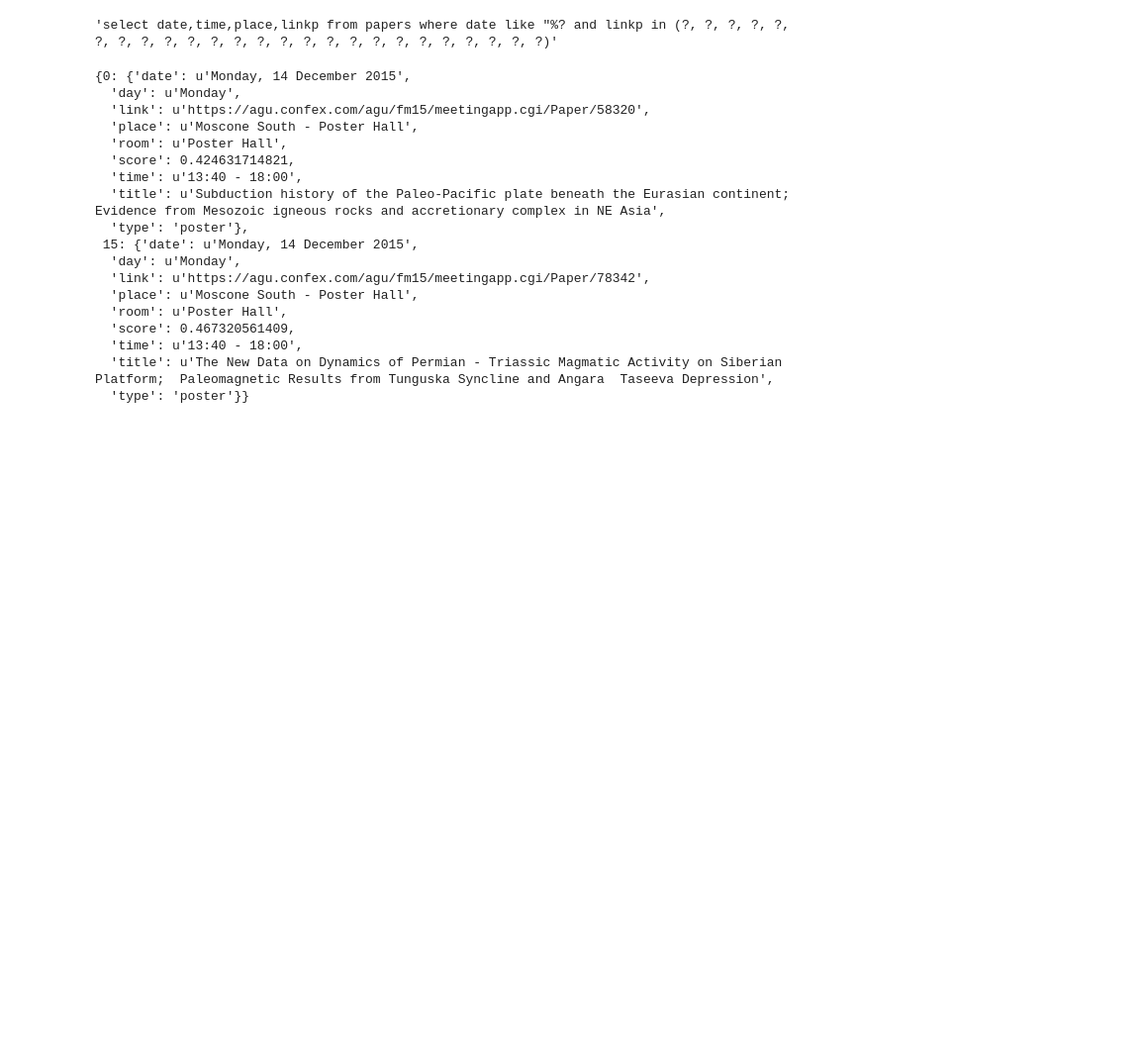
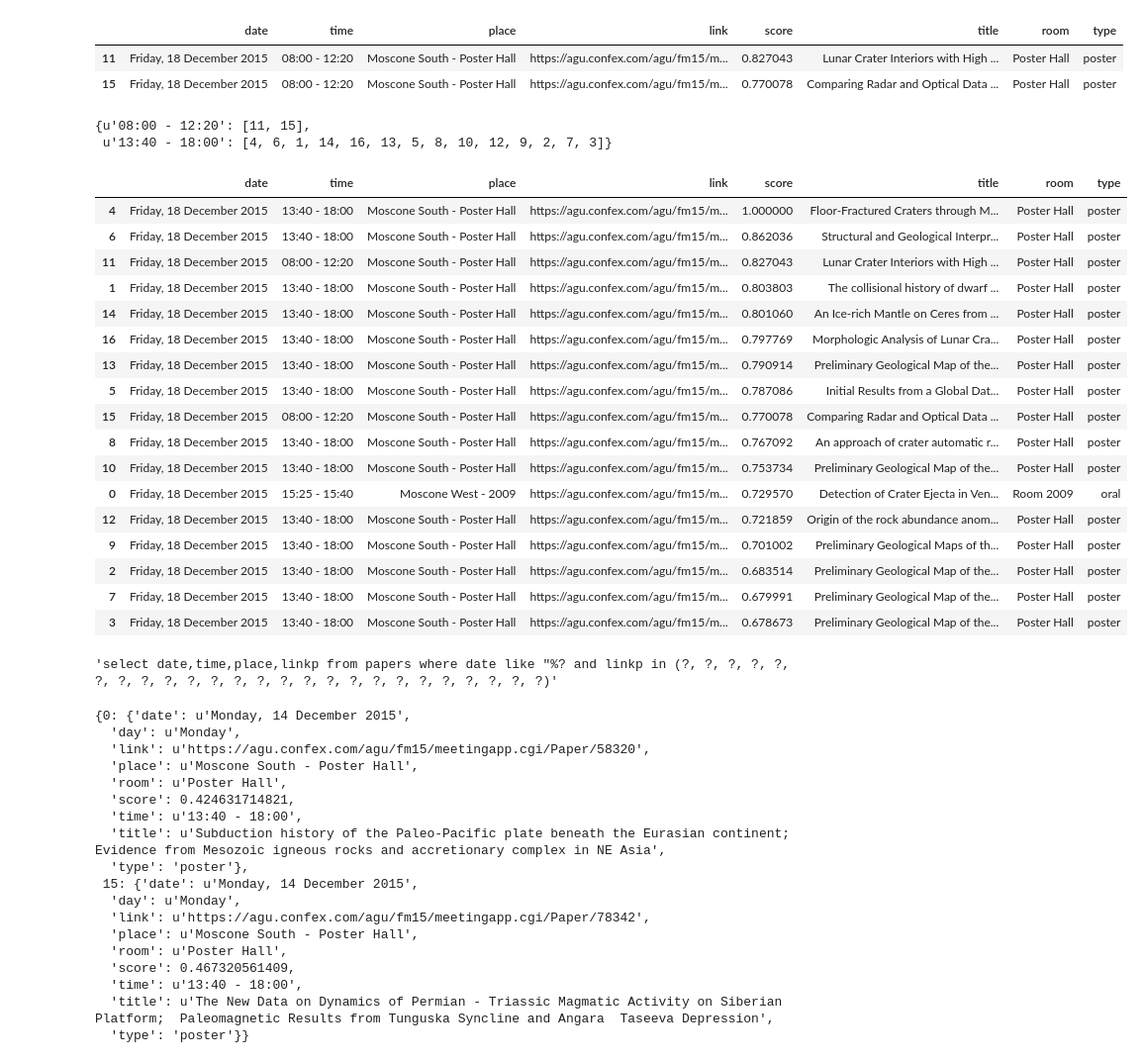
Before and after one commit to cthorey/geocolab, a Jupyter notebook: notebooks/exploratory/test.ipynb, the cells around one changed output. Shown at 99% size. Cells and saved outputs as stored; diff of their text form; code cells hidden in the pictures; blank space fills up the shorter version.

```diff
--- a/notebooks/exploratory/test.ipynb
+++ b/notebooks/exploratory/test.ipynb
@@ -21,0 +17,6 @@ df = recom.get_schedule_bday('Dynmaics of magmatic','Monday')
+# %%
+Q = Query()
+Q.author2query('Clement Thorey')
+qry = Q.get_query()
+# %%
+n,df = recom.get_schedule_bday(qry,'Thursday')
@@ -41,0 +54,2 @@ df
+# %%
+dfg = df.groupby('type')
@@ -42,3 +63,35 @@ df
+# %%
+dfg.get_group(('poster','08:00 - 12:20'))
+# %% [output]
+|  | date | time | place | link | score | title | room | type |
+| 11 | Friday, 18 December 2015 | 08:00 - 12:20 | Moscone South - Poster Hall | https://agu.confex.com/agu/fm15/m... | 0.827043 | Lunar Crater Interiors with High ... | Poster Hall | poster |
+| 15 | Friday, 18 December 2015 | 08:00 - 12:20 | Moscone South - Poster Hall | https://agu.confex.com/agu/fm15/m... | 0.770078 | Comparing Radar and Optical Data ... | Poster Hall | poster |
+# %%
+dfg.get_group('poster').groupby('time').groups
+# %% [output]
+{u'08:00 - 12:20': [11, 15],
+ u'13:40 - 18:00': [4, 6, 1, 14, 16, 13, 5, 8, 10, 12, 9, 2, 7, 3]}
+# %%
+dfg.get_gro
+# %% [output]
+|  | date | time | place | link | score | title | room | type |
+| 4 | Friday, 18 December 2015 | 13:40 - 18:00 | Moscone South - Poster Hall | https://agu.confex.com/agu/fm15/m... | 1.000000 | Floor-Fractured Craters through M... | Poster Hall | poster |
+| 6 | Friday, 18 December 2015 | 13:40 - 18:00 | Moscone South - Poster Hall | https://agu.confex.com/agu/fm15/m... | 0.862036 | Structural and Geological Interpr... | Poster Hall | poster |
+| 11 | Friday, 18 December 2015 | 08:00 - 12:20 | Moscone South - Poster Hall | https://agu.confex.com/agu/fm15/m... | 0.827043 | Lunar Crater Interiors with High ... | Poster Hall | poster |
+| 1 | Friday, 18 December 2015 | 13:40 - 18:00 | Moscone South - Poster Hall | https://agu.confex.com/agu/fm15/m... | 0.803803 | The collisional history of dwarf ... | Poster Hall | poster |
+| 14 | Friday, 18 December 2015 | 13:40 - 18:00 | Moscone South - Poster Hall | https://agu.confex.com/agu/fm15/m... | 0.801060 | An Ice-rich Mantle on Ceres from ... | Poster Hall | poster |
+| 16 | Friday, 18 December 2015 | 13:40 - 18:00 | Moscone South - Poster Hall | https://agu.confex.com/agu/fm15/m... | 0.797769 | Morphologic Analysis of Lunar Cra... | Poster Hall | poster |
+| 13 | Friday, 18 December 2015 | 13:40 - 18:00 | Moscone South - Poster Hall | https://agu.confex.com/agu/fm15/m... | 0.790914 | Preliminary Geological Map of the... | Poster Hall | poster |
+| 5 | Friday, 18 December 2015 | 13:40 - 18:00 | Moscone South - Poster Hall | https://agu.confex.com/agu/fm15/m... | 0.787086 | Initial Results from a Global Dat... | Poster Hall | poster |
+| 15 | Friday, 18 December 2015 | 08:00 - 12:20 | Moscone South - Poster Hall | https://agu.confex.com/agu/fm15/m... | 0.770078 | Comparing Radar and Optical Data ... | Poster Hall | poster |
+| 8 | Friday, 18 December 2015 | 13:40 - 18:00 | Moscone South - Poster Hall | https://agu.confex.com/agu/fm15/m... | 0.767092 | An approach of crater automatic r... | Poster Hall | poster |
+| 10 | Friday, 18 December 2015 | 13:40 - 18:00 | Moscone South - Poster Hall | https://agu.confex.com/agu/fm15/m... | 0.753734 | Preliminary Geological Map of the... | Poster Hall | poster |
+| 0 | Friday, 18 December 2015 | 15:25 - 15:40 | Moscone West - 2009 | https://agu.confex.com/agu/fm15/m... | 0.729570 | Detection of Crater Ejecta in Ven... | Room 2009 | oral |
+| 12 | Friday, 18 December 2015 | 13:40 - 18:00 | Moscone South - Poster Hall | https://agu.confex.com/agu/fm15/m... | 0.721859 | Origin of the rock abundance anom... | Poster Hall | poster |
+| 9 | Friday, 18 December 2015 | 13:40 - 18:00 | Moscone South - Poster Hall | https://agu.confex.com/agu/fm15/m... | 0.701002 | Preliminary Geological Maps of th... | Poster Hall | poster |
+| 2 | Friday, 18 December 2015 | 13:40 - 18:00 | Moscone South - Poster Hall | https://agu.confex.com/agu/fm15/m... | 0.683514 | Preliminary Geological Map of the... | Poster Hall | poster |
+| 7 | Friday, 18 December 2015 | 13:40 - 18:00 | Moscone South - Poster Hall | https://agu.confex.com/agu/fm15/m... | 0.679991 | Preliminary Geological Map of the... | Poster Hall | poster |
+| 3 | Friday, 18 December 2015 | 13:40 - 18:00 | Moscone South - Poster Hall | https://agu.confex.com/agu/fm15/m... | 0.678673 | Preliminary Geological Map of the... | Poster Hall | poster |
 # %%
         qry = 'select date,time,place,linkp ' +\
               'from papers ' +\
```
Also changed, not shown: parts of 10 cells of this notebook, 14 other files.
